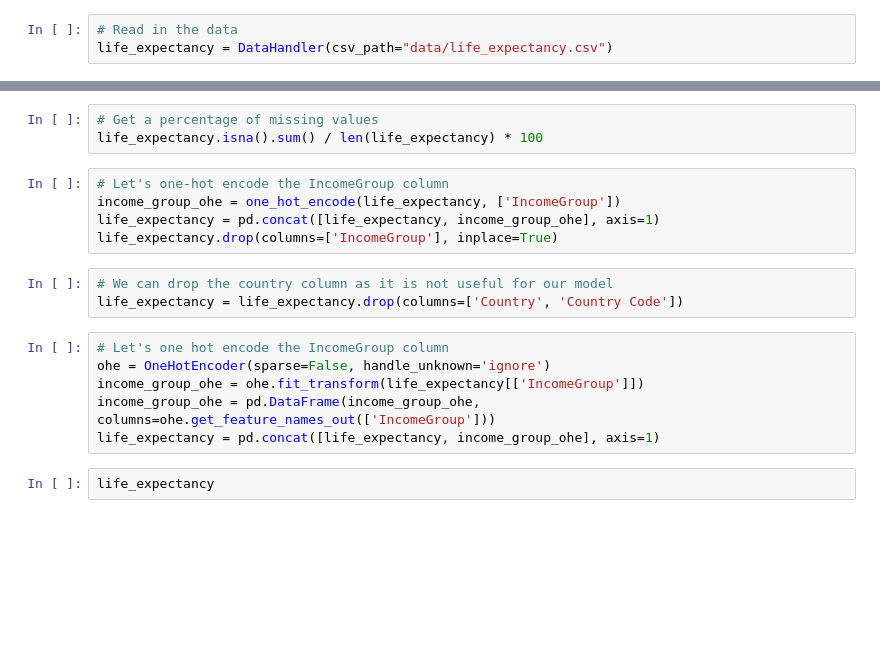
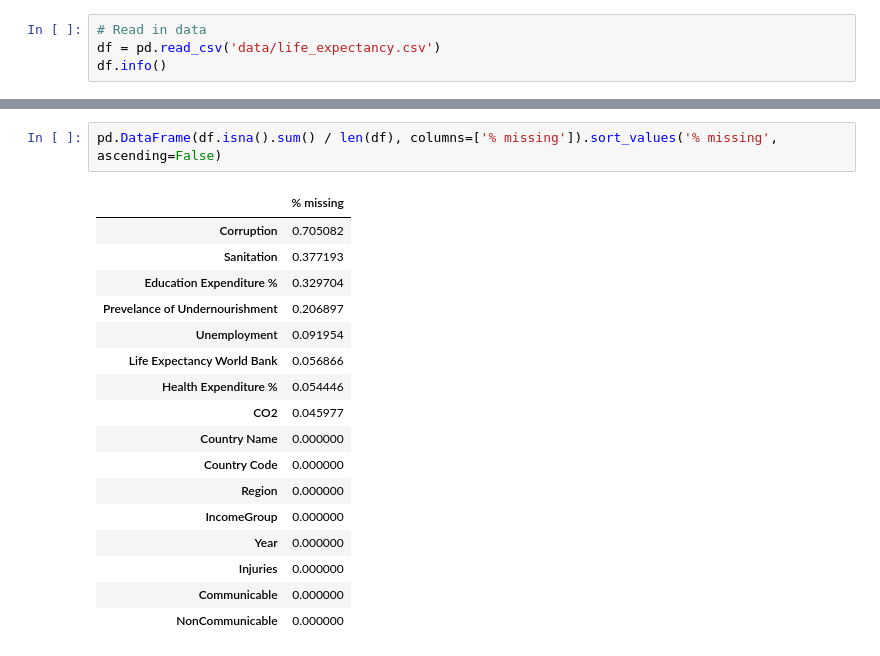
Before and after one commit to etav22/old-shap, a Jupyter notebook: main.ipynb, the cells around one changed output, grey strips where cells are left out. Cells and saved outputs as stored; diff of their text form; blank space fills up the shorter version.

```diff
--- a/main.ipynb
+++ b/main.ipynb
@@ -9,3 +11,4 @@ IProgress not found. Please update jupyter and ipywidgets. See https://ipywidget
 # %%
-# Read in the data
-life_expectancy = DataHandler(csv_path="data/life_expectancy.csv")
+# Read in data
+df = pd.read_csv('data/life_expectancy.csv')
+df.info()
@@ -51,19 +33,20 @@ life_expectancy.drop_columns(["IncomeGroup"])
-# %%
-# Get a percentage of missing values
-life_expectancy.isna().sum() / len(life_expectancy) * 100
-# %%
-# Let's one-hot encode the IncomeGroup column
-income_group_ohe = one_hot_encode(life_expectancy, ['IncomeGroup'])
-life_expectancy = pd.concat([life_expectancy, income_group_ohe], axis=1)
-life_expectancy.drop(columns=['IncomeGroup'], inplace=True)
-# %%
-# We can drop the country column as it is not useful for our model
-life_expectancy = life_expectancy.drop(columns=['Country', 'Country Code'])
-# %%
-# Let's one hot encode the IncomeGroup column
-ohe = OneHotEncoder(sparse=False, handle_unknown='ignore')
-income_group_ohe = ohe.fit_transform(life_expectancy[['IncomeGroup']])
-income_group_ohe = pd.DataFrame(income_group_ohe, columns=ohe.get_feature_names_out(['IncomeGroup']))
-life_expectancy = pd.concat([life_expectancy, income_group_ohe], axis=1)
-# %%
-life_expectancy
+# %%
+pd.DataFrame(df.isna().sum() / len(df), columns=['% missing']).sort_values('% missing', ascending=False)
+# %% [output]
+|  | % missing |
+| Corruption | 0.705082 |
+| Sanitation | 0.377193 |
+| Education Expenditure % | 0.329704 |
+| Prevelance of Undernourishment | 0.206897 |
+| Unemployment | 0.091954 |
+| Life Expectancy World Bank | 0.056866 |
+| Health Expenditure % | 0.054446 |
+| CO2 | 0.045977 |
+| Country Name | 0.000000 |
+| Country Code | 0.000000 |
+| Region | 0.000000 |
+| IncomeGroup | 0.000000 |
+| Year | 0.000000 |
+| Injuries | 0.000000 |
+| Communicable | 0.000000 |
+| NonCommunicable | 0.000000 |
```
Also changed, not shown: parts of 25 cells of this notebook, 1 other file.
